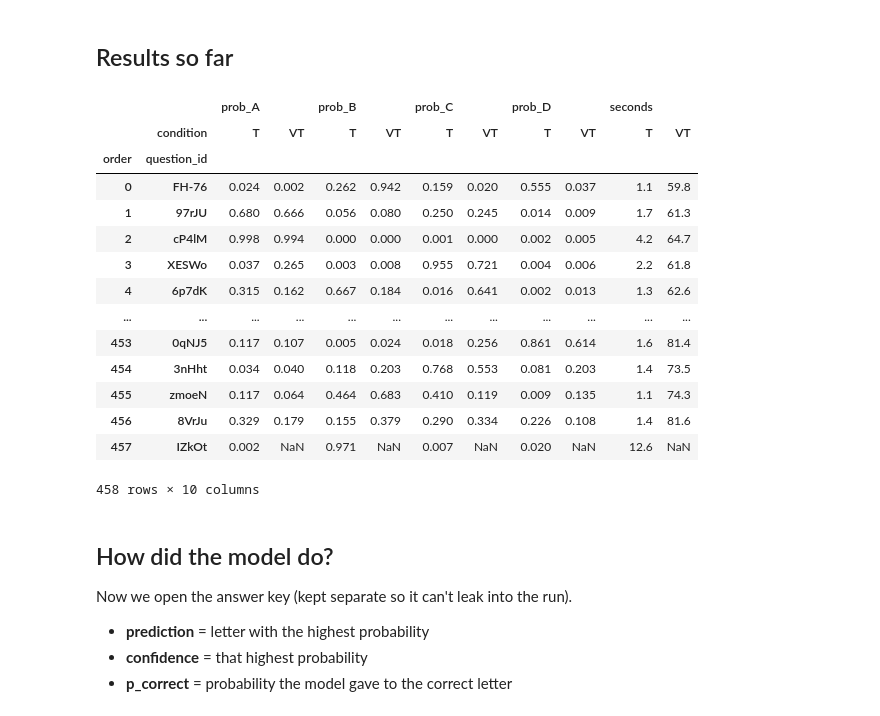
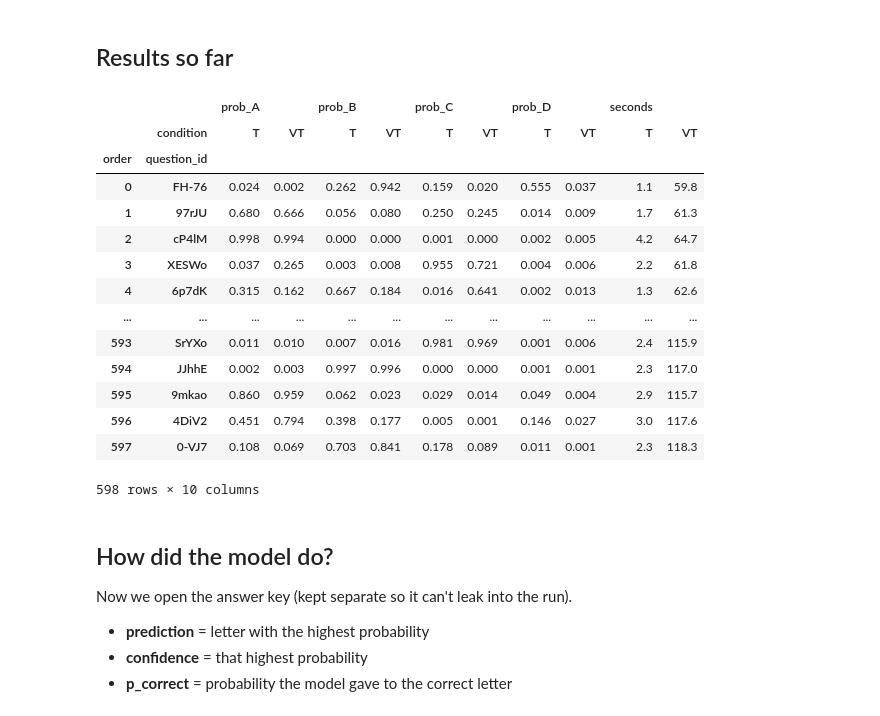
Before and after one commit to seriozh1/ai-alignment-demands-emotions, a Jupyter notebook: notebooks/04_run.ipynb, the cells around one changed output. Saved outputs shown, nothing was run; the diff lists cells and outputs as text; code cells hidden in the pictures.

```diff
--- a/notebooks/04_run.ipynb
+++ b/notebooks/04_run.ipynb
@@ -115,24 +104,24 @@ KeyboardInterrupt:
 # %% [markdown]
 ## Results so far
 # %%
-results = pd.read_json(OUT, lines=True)
+results = pd.read_json(OUT, lines=True).drop_duplicates(["question_id", "condition"])
 results.pivot(index=["order", "question_id"], columns="condition", values=["prob_A", "prob_B", "prob_C", "prob_D", "seconds"]).round(3)
 # %% [output]
 |  |  | prob_A |  | prob_B |  | prob_C |  | prob_D |  | seconds |  |
 |  | condition | T | VT | T | VT | T | VT | T | VT | T | VT |
 | order | question_id |  |  |  |  |  |  |  |  |  |  |
 | 0 | FH-76 | 0.024 | 0.002 | 0.262 | 0.942 | 0.159 | 0.020 | 0.555 | 0.037 | 1.1 | 59.8 |
 | 1 | 97rJU | 0.680 | 0.666 | 0.056 | 0.080 | 0.250 | 0.245 | 0.014 | 0.009 | 1.7 | 61.3 |
 | 2 | cP4lM | 0.998 | 0.994 | 0.000 | 0.000 | 0.001 | 0.000 | 0.002 | 0.005 | 4.2 | 64.7 |
 | 3 | XESWo | 0.037 | 0.265 | 0.003 | 0.008 | 0.955 | 0.721 | 0.004 | 0.006 | 2.2 | 61.8 |
 | 4 | 6p7dK | 0.315 | 0.162 | 0.667 | 0.184 | 0.016 | 0.641 | 0.002 | 0.013 | 1.3 | 62.6 |
 | ... | ... | ... | ... | ... | ... | ... | ... | ... | ... | ... | ... |
-| 453 | 0qNJ5 | 0.117 | 0.107 | 0.005 | 0.024 | 0.018 | 0.256 | 0.861 | 0.614 | 1.6 | 81.4 |
-| 454 | 3nHht | 0.034 | 0.040 | 0.118 | 0.203 | 0.768 | 0.553 | 0.081 | 0.203 | 1.4 | 73.5 |
-| 455 | zmoeN | 0.117 | 0.064 | 0.464 | 0.683 | 0.410 | 0.119 | 0.009 | 0.135 | 1.1 | 74.3 |
-| 456 | 8VrJu | 0.329 | 0.179 | 0.155 | 0.379 | 0.290 | 0.334 | 0.226 | 0.108 | 1.4 | 81.6 |
-| 457 | IZkOt | 0.002 | NaN | 0.971 | NaN | 0.007 | NaN | 0.020 | NaN | 12.6 | NaN |
+| 593 | SrYXo | 0.011 | 0.010 | 0.007 | 0.016 | 0.981 | 0.969 | 0.001 | 0.006 | 2.4 | 115.9 |
+| 594 | JJhhE | 0.002 | 0.003 | 0.997 | 0.996 | 0.000 | 0.000 | 0.001 | 0.001 | 2.3 | 117.0 |
+| 595 | 9mkao | 0.860 | 0.959 | 0.062 | 0.023 | 0.029 | 0.014 | 0.049 | 0.004 | 2.9 | 115.7 |
+| 596 | 4DiV2 | 0.451 | 0.794 | 0.398 | 0.177 | 0.005 | 0.001 | 0.146 | 0.027 | 3.0 | 117.6 |
+| 597 | 0-VJ7 | 0.108 | 0.069 | 0.703 | 0.841 | 0.178 | 0.089 | 0.011 | 0.001 | 2.3 | 118.3 |
-458 rows × 10 columns
+598 rows × 10 columns
 # %% [markdown]
 ## How did the model do?
 
```
Also changed, not shown: parts of 14 cells of this notebook, 2 other files.
